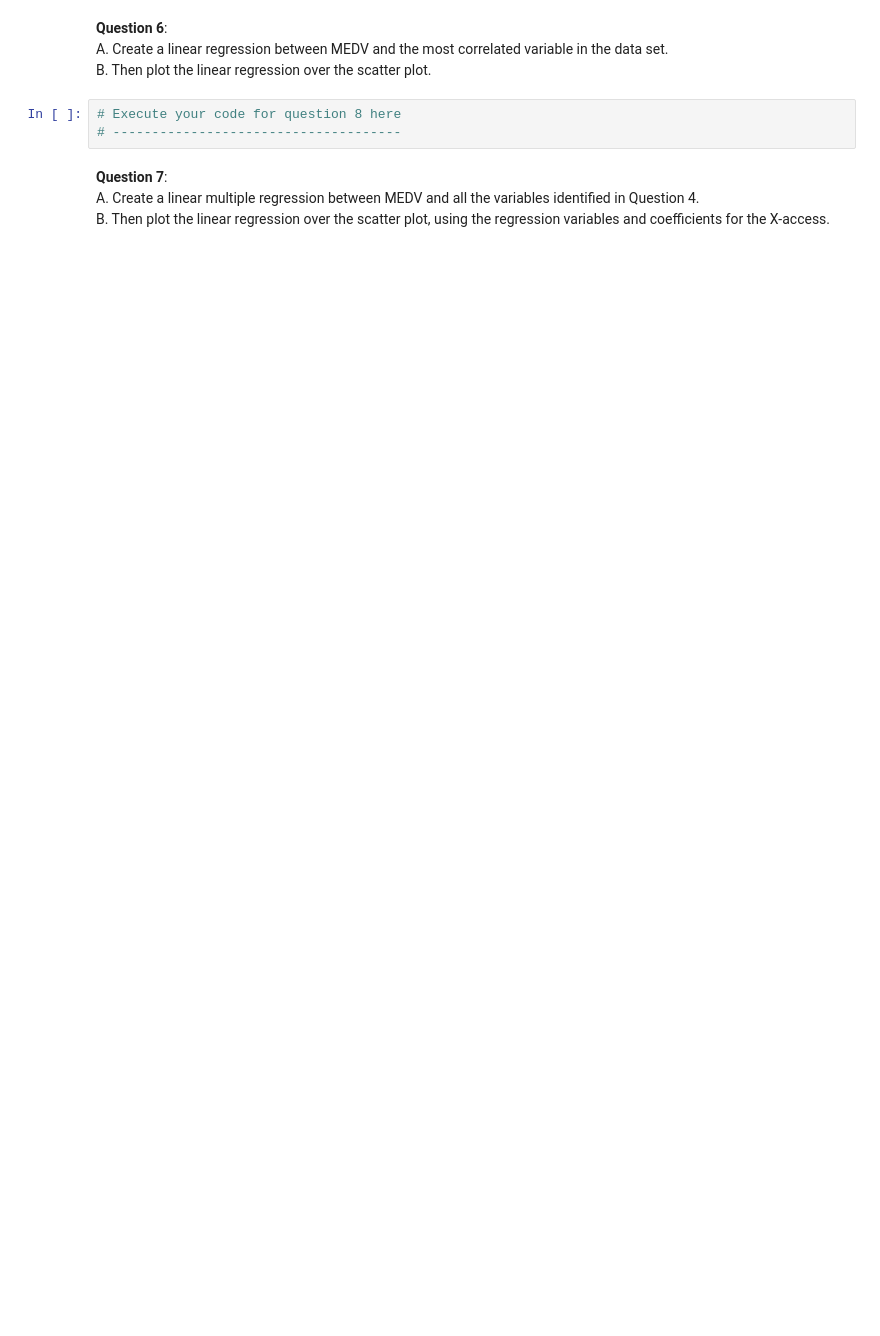
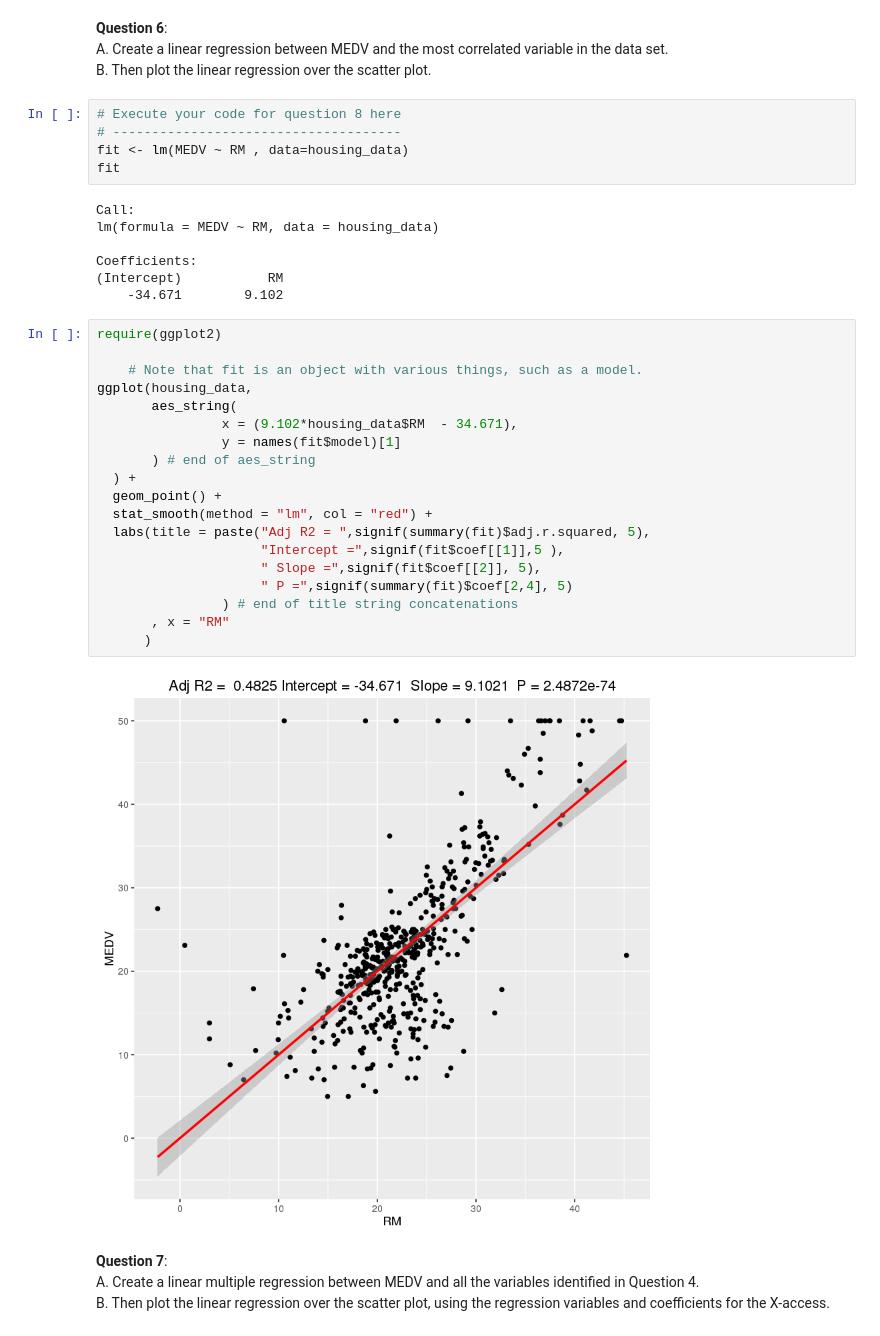
Before and after one commit to asouleymane/Mat-Stat-foundations, a Jupyter notebook: modules/module2/exercises/Exercises.ipynb, the cells around one changed output. Cells and saved outputs as stored; diff of their text form; blank space fills up the shorter version.

```diff
--- a/modules/module2/exercises/Exercises.ipynb
+++ b/modules/module2/exercises/Exercises.ipynb
@@ -188,6 +190,36 @@ B. Then plot the linear regression over the scatter plot.
 # %%
 # Execute your code for question 8 here
 # -------------------------------------
+fit <- lm(MEDV ~ RM , data=housing_data)
+fit
+# %% [output]
+Call:
+lm(formula = MEDV ~ RM, data = housing_data)
+
+Coefficients:
+(Intercept)           RM
+    -34.671        9.102
+# %%
+require(ggplot2)
+
+    # Note that fit is an object with various things, such as a model.
+ggplot(housing_data,
+       aes_string(
+                x = (9.102*housing_data$RM  - 34.671),
+                y = names(fit$model)[1]
+       ) # end of aes_string
+  ) +
+  geom_point() +
+  stat_smooth(method = "lm", col = "red") +
+  labs(title = paste("Adj R2 = ",signif(summary(fit)$adj.r.squared, 5),
+                     "Intercept =",signif(fit$coef[[1]],5 ),
+                     " Slope =",signif(fit$coef[[2]], 5),
+                     " P =",signif(summary(fit)$coef[2,4], 5)
+                ) # end of title string concatenations
+       , x = "RM"
+      )
+# %% [output]
+[figure, added]
 # %% [markdown]
 **Question 7**:
 A. Create a linear multiple regression between MEDV and all the variables identified in Question 4.
```
Also changed, not shown: parts of 3 cells of this notebook.
